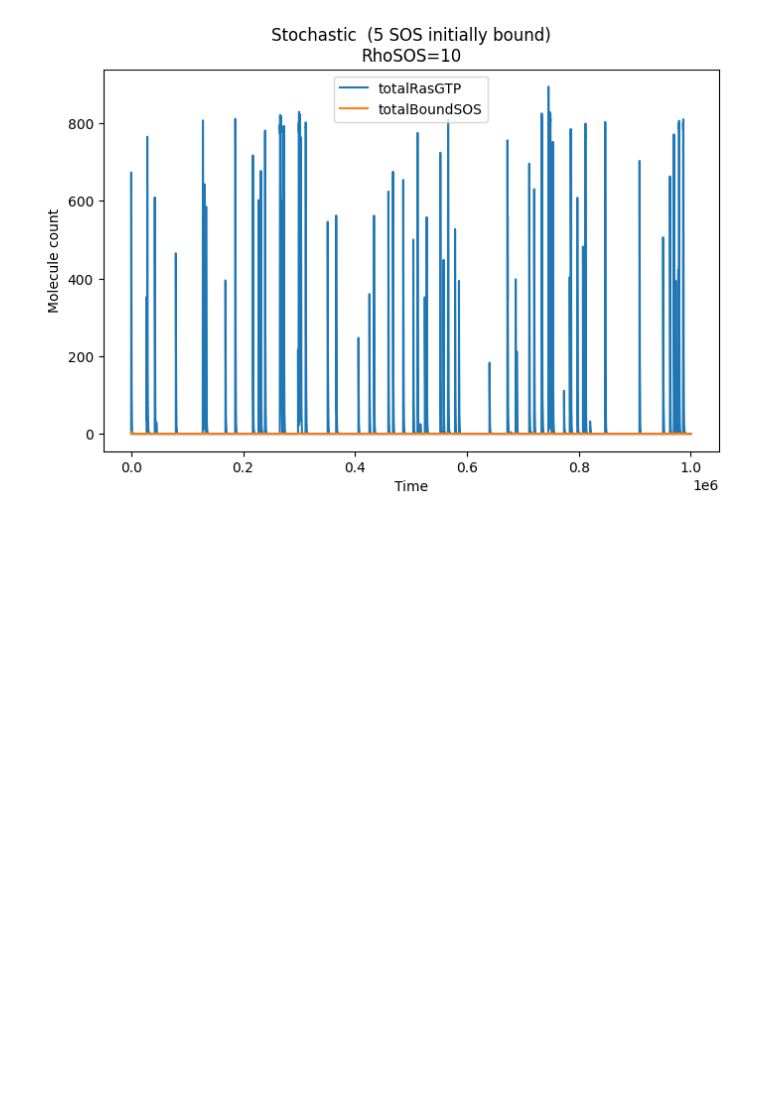
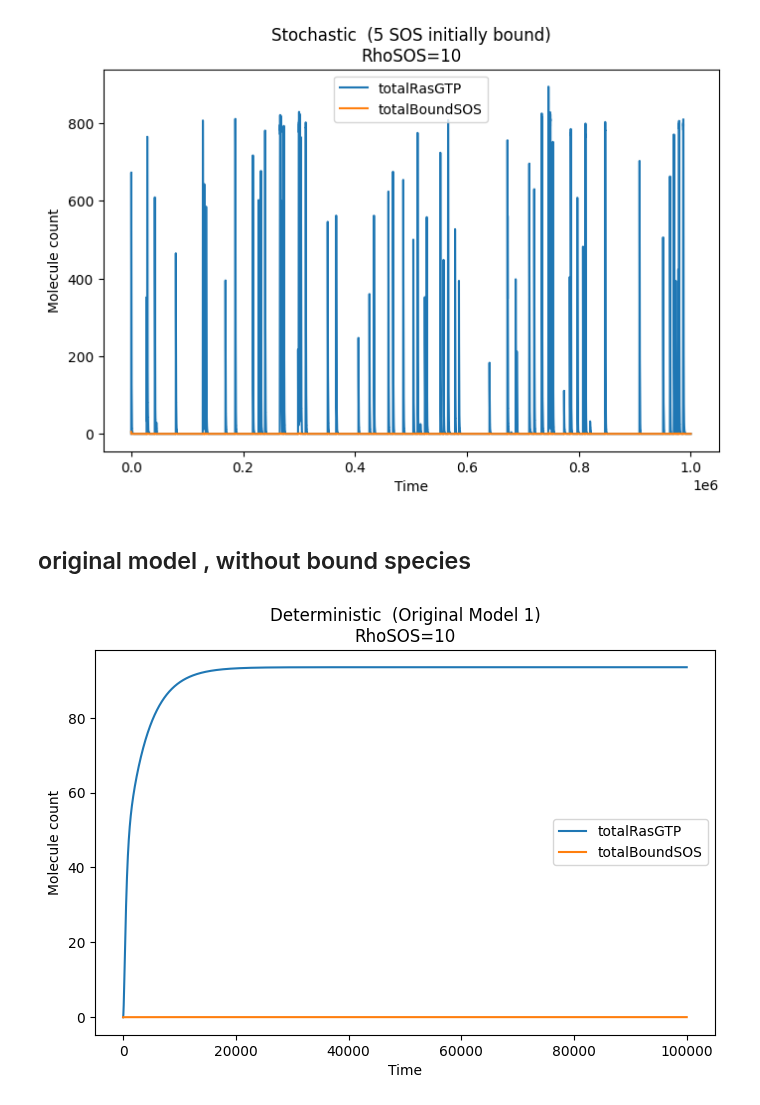
Before and after one commit to kyonosh/RasActivation-Simulator, a Jupyter notebook: timeSS.ipynb, the cells around one changed output. Cells and saved outputs as stored; diff of their text form; code cells hidden in the pictures; blank space fills up the shorter version.

```diff
--- a/timeSS.ipynb
+++ b/timeSS.ipynb
@@ -379,3 +379,57 @@ for n_bound in n_bound_list:
 [figure]
 [figure]
 [figure]
+# %% [markdown]
+## original model , without bound species
+# %%
+import bionetgen
+import matplotlib.pyplot as plt
+
+
+modelName = "Model1"
+RasTotal = 1000
+RhoSOS = 10 # SOS concentration
+
+
+t_end = 100000
+n_steps = 10000
+
+
+
+model = bionetgen.bngmodel(modelName + ".bngl")
+
+sim = model.setup_simulator()
+sim.setIntegrator('cvode')
+
+    #  initial counts  PARAMETER values
+    #model.parameters['initialBoundSOS'].value = n_bound
+    #model.parameters['RasTotal'].value = RasTotal - n_bound
+    #model.parameters['RhoSOS'].value = RhoSOS
+
+
+sim.RhoSOS = RhoSOS
+
+sim.reset()
+
+# Setup simulator AFTER updating parameters
+
+
+sim.selections = ['time','totalRasGTP','totalBoundRas']
+
+traj = sim.simulate(0, t_end, n_steps)
+
+
+plt.figure(figsize=(8,5))
+
+plt.plot(traj[:, 0], traj[:, 1], label='totalRasGTP')
+plt.plot(traj[:, 0], traj[:, 2], label='totalBoundSOS')
+
+plt.xlabel('Time')
+plt.ylabel('Molecule count')
+plt.title(
+    f'Deterministic  (Original Model 1)\nRhoSOS={RhoSOS}'
+)
+plt.legend()
+plt.show()
+# %% [output]
+[figure, added]
```
Also changed, not shown: parts of 3 cells of this notebook.
